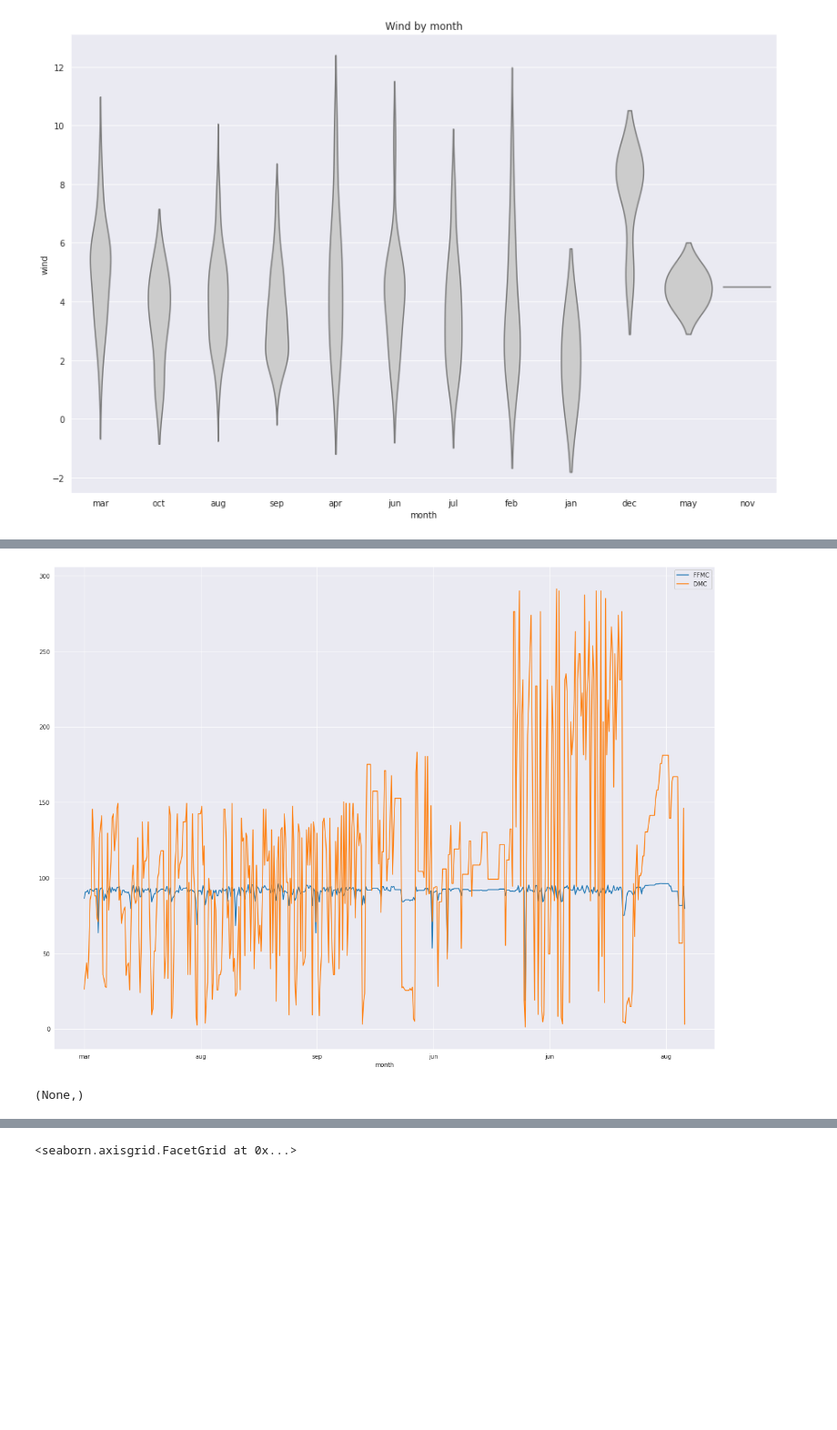
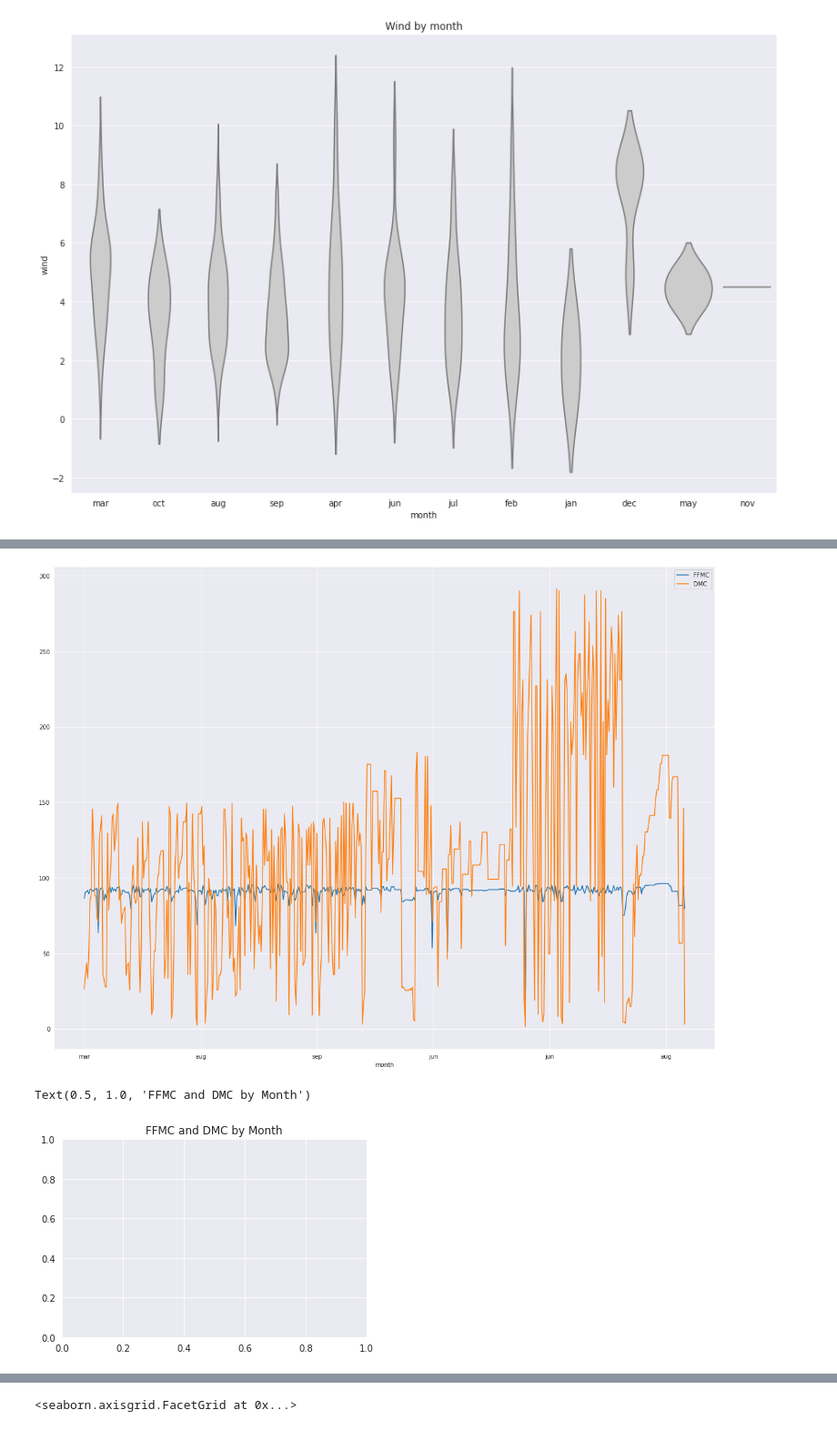
Before and after one commit to masp42/integrate_CA, a Jupyter notebook: Marcelo_Pugliesi_Marina_AI_DV_DP_ICA.ipynb, the cells around one changed output, grey strips where cells are left out. Shown at 91% size. Saved outputs shown, nothing was run; the diff lists cells and outputs as text; code cells hidden in the pictures; blank space fills up the shorter version.

```diff
--- a/Marcelo_Pugliesi_Marina_AI_DV_DP_ICA.ipynb
+++ b/Marcelo_Pugliesi_Marina_AI_DV_DP_ICA.ipynb
@@ -164,9 +165,11 @@ sns.relplot(
 # %%
 df.plot(figsize=(20, 15), x="month", y=["FFMC", "DMC"])
 plt.show(),
+plt.title("FFMC and DMC by Month")
 # %% [output]
 [figure]
-(None,)
+Text(0.5, 1.0, 'FFMC and DMC by Month')
+[figure, added]
 # %%
 df.plot(figsize=(20, 15), x="month", y=["FFMC", "DMC", "ISI"])
 plt.show(),
```
Also changed, not shown: parts of 7 cells of this notebook.
